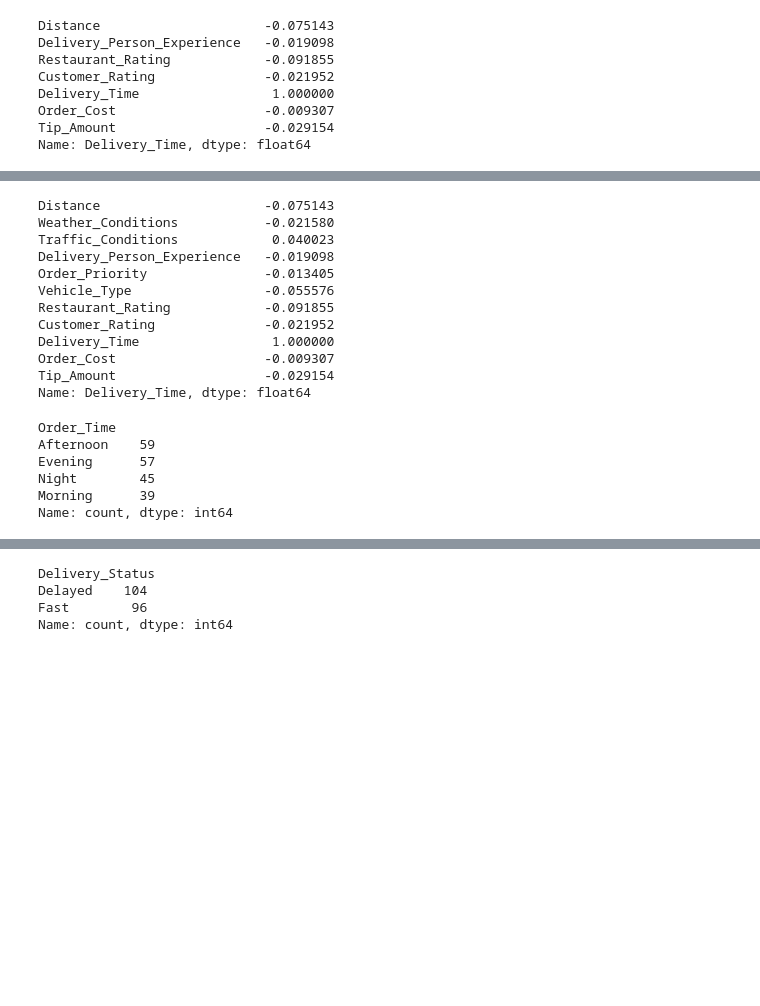
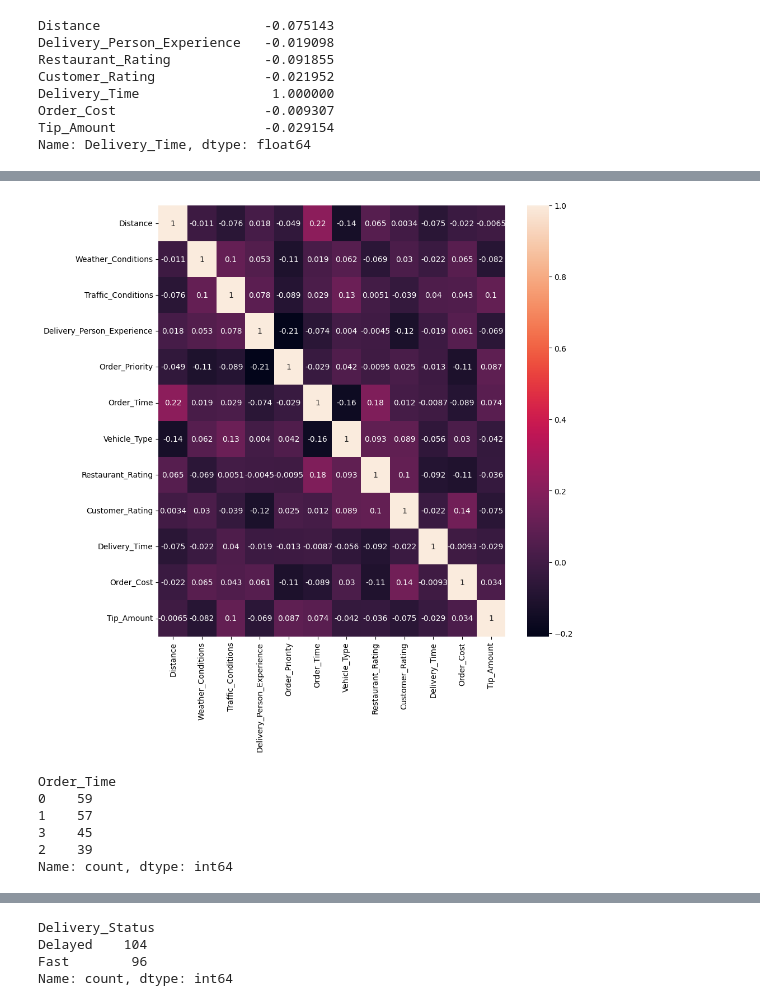
Before and after one commit to amaan1114/Food-Delivery-Time-Prediction, a Jupyter notebook: Food Delivery Time Prediction/main.ipynb, the cells around one changed output, grey strips where cells are left out. Cells and saved outputs as stored; diff of their text form; code cells hidden in the pictures; blank space fills up the shorter version.

```diff
--- a/Food Delivery Time Prediction/main.ipynb
+++ b/Food Delivery Time Prediction/main.ipynb
@@ -42,13 +43,15 @@ Name: Delivery_Time, dtype: float64
 #lets first encode the data
 from sklearn.preprocessing import LabelEncoder
 le_T = LabelEncoder()
-ds['Traffic_Conditions'] = le.fit_transform(ds['Traffic_Conditions'])
+ds['Traffic_Conditions'] = le_T.fit_transform(ds['Traffic_Conditions'])
 le_W = LabelEncoder()
 ds['Weather_Conditions']=le_W.fit_transform(ds['Weather_Conditions'])
 le_V=LabelEncoder()
 ds['Vehicle_Type'] = le_V.fit_transform(ds["Vehicle_Type"])
 le_O=LabelEncoder()
 ds['Order_Priority'] = le_O.fit_transform(ds["Order_Priority"])
+le_Ot=LabelEncoder()
+ds['Order_Time'] = le_Ot.fit_transform(ds["Order_Time"])
 ds.head()
 # %% [output]
 |  | Order_ID | Customer_Location | Restaurant_Location | Distance | Weather_Conditions | Traffic_Conditions | ... |
@@ -59,29 +62,21 @@ ds.head()
 | 4 | ORD0005 | (14.786904, 78.706532) | (15.206038, 86.203182) | 6.72 | 1 | 0 | ... |
 # %%
 #Correlation to take the best feature variable
-ds.corr(numeric_only=True)['Delivery_Time']
+plt.figure(figsize=(10,10))
+sns.heatmap(ds.corr(numeric_only=True),annot=True)
+
+plt.show()
 # %% [output]
-Distance                     -0.075143
-Weather_Conditions           -0.021580
-Traffic_Conditions            0.040023
-Delivery_Person_Experience   -0.019098
-Order_Priority               -0.013405
-Vehicle_Type                 -0.055576
-Restaurant_Rating            -0.091855
-Customer_Rating              -0.021952
-Delivery_Time                 1.000000
-Order_Cost                   -0.009307
-Tip_Amount                   -0.029154
-Name: Delivery_Time, dtype: float64
+[figure, added]
 # %%
 ds['Order_Time'].value_counts()
 #By this value count we can see that Afternoon, and Evening are rush hours
 # %% [output]
 Order_Time
-Afternoon    59
-Evening      57
-Night        45
-Morning      39
+0    59
+1    57
+3    45
+2    39
 Name: count, dtype: int64
 # %%
 #Making rush hours and not rushhour columns
```
Also changed, not shown: parts of 6 cells of this notebook.
